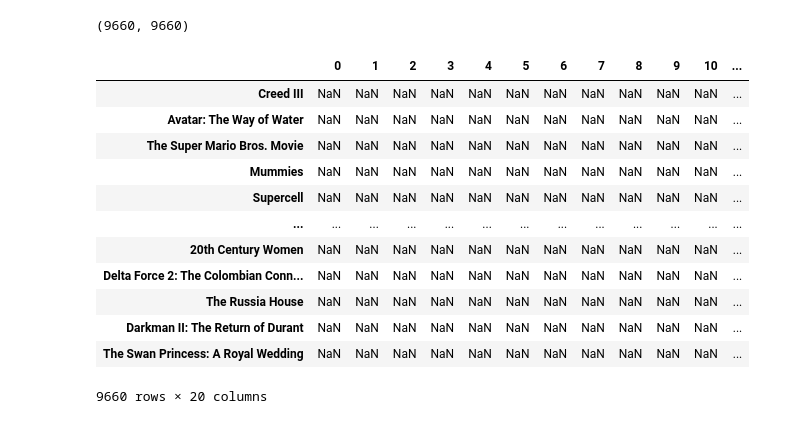
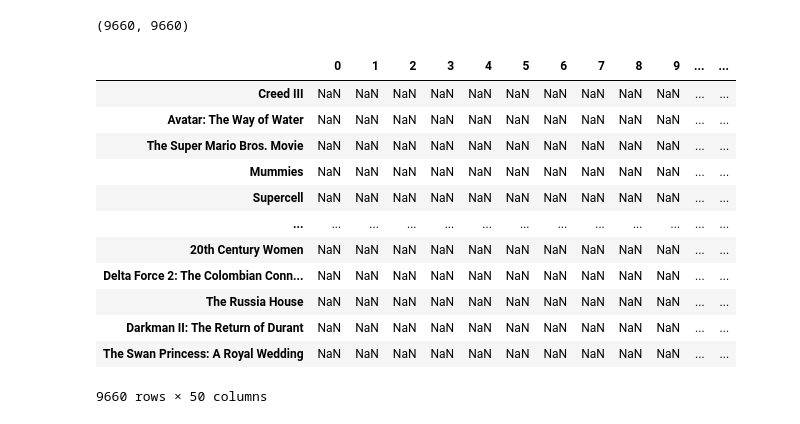
Before and after one commit to neeeal/recommendations-sys-2, a Jupyter notebook: reccomendation-proc.ipynb, the cells around one changed output. Drawn from its saved outputs; the diff is of its cells as text; code cells hidden in the pictures.

Commit message:
generated new recommendations.json orient by index with top 50 results.

```diff
--- a/reccomendation-proc.ipynb
+++ b/reccomendation-proc.ipynb
@@ -158,22 +157,22 @@ sim_df.shape
 # %% [output]
 (9660, 9660)
 # %%
-final_df = pd.DataFrame(columns=[i for i in range(20)], index=sim_df.index)
+final_df = pd.DataFrame(columns=[i for i in range(50)], index=sim_df.index)
 final_df
 # %% [output]
-|  | 0 | 1 | 2 | 3 | 4 | 5 | 6 | 7 | 8 | 9 | 10 | ... |
-| Creed III | NaN | NaN | NaN | NaN | NaN | NaN | NaN | NaN | NaN | NaN | NaN | ... |
-| Avatar: The Way of Water | NaN | NaN | NaN | NaN | NaN | NaN | NaN | NaN | NaN | NaN | NaN | ... |
-| The Super Mario Bros. Movie | NaN | NaN | NaN | NaN | NaN | NaN | NaN | NaN | NaN | NaN | NaN | ... |
-| Mummies | NaN | NaN | NaN | NaN | NaN | NaN | NaN | NaN | NaN | NaN | NaN | ... |
-| Supercell | NaN | NaN | NaN | NaN | NaN | NaN | NaN | NaN | NaN | NaN | NaN | ... |
+|  | 0 | 1 | 2 | 3 | 4 | 5 | 6 | 7 | 8 | 9 | ... | ... |
+| Creed III | NaN | NaN | NaN | NaN | NaN | NaN | NaN | NaN | NaN | NaN | ... | ... |
+| Avatar: The Way of Water | NaN | NaN | NaN | NaN | NaN | NaN | NaN | NaN | NaN | NaN | ... | ... |
+| The Super Mario Bros. Movie | NaN | NaN | NaN | NaN | NaN | NaN | NaN | NaN | NaN | NaN | ... | ... |
+| Mummies | NaN | NaN | NaN | NaN | NaN | NaN | NaN | NaN | NaN | NaN | ... | ... |
+| Supercell | NaN | NaN | NaN | NaN | NaN | NaN | NaN | NaN | NaN | NaN | ... | ... |
 | ... | ... | ... | ... | ... | ... | ... | ... | ... | ... | ... | ... | ... |
-| 20th Century Women | NaN | NaN | NaN | NaN | NaN | NaN | NaN | NaN | NaN | NaN | NaN | ... |
-| Delta Force 2: The Colombian Conn... | NaN | NaN | NaN | NaN | NaN | NaN | NaN | NaN | NaN | NaN | NaN | ... |
-| The Russia House | NaN | NaN | NaN | NaN | NaN | NaN | NaN | NaN | NaN | NaN | NaN | ... |
-| Darkman II: The Return of Durant | NaN | NaN | NaN | NaN | NaN | NaN | NaN | NaN | NaN | NaN | NaN | ... |
-| The Swan Princess: A Royal Wedding | NaN | NaN | NaN | NaN | NaN | NaN | NaN | NaN | NaN | NaN | NaN | ... |
+| 20th Century Women | NaN | NaN | NaN | NaN | NaN | NaN | NaN | NaN | NaN | NaN | ... | ... |
+| Delta Force 2: The Colombian Conn... | NaN | NaN | NaN | NaN | NaN | NaN | NaN | NaN | NaN | NaN | ... | ... |
+| The Russia House | NaN | NaN | NaN | NaN | NaN | NaN | NaN | NaN | NaN | NaN | ... | ... |
+| Darkman II: The Return of Durant | NaN | NaN | NaN | NaN | NaN | NaN | NaN | NaN | NaN | NaN | ... | ... |
+| The Swan Princess: A Royal Wedding | NaN | NaN | NaN | NaN | NaN | NaN | NaN | NaN | NaN | NaN | ... | ... |
-9660 rows × 20 columns
+9660 rows × 50 columns
 # %%
 # top_10 = [top for top in sim_data ]
 
```
Also changed, not shown: parts of 15 cells of this notebook, 1 other file.
